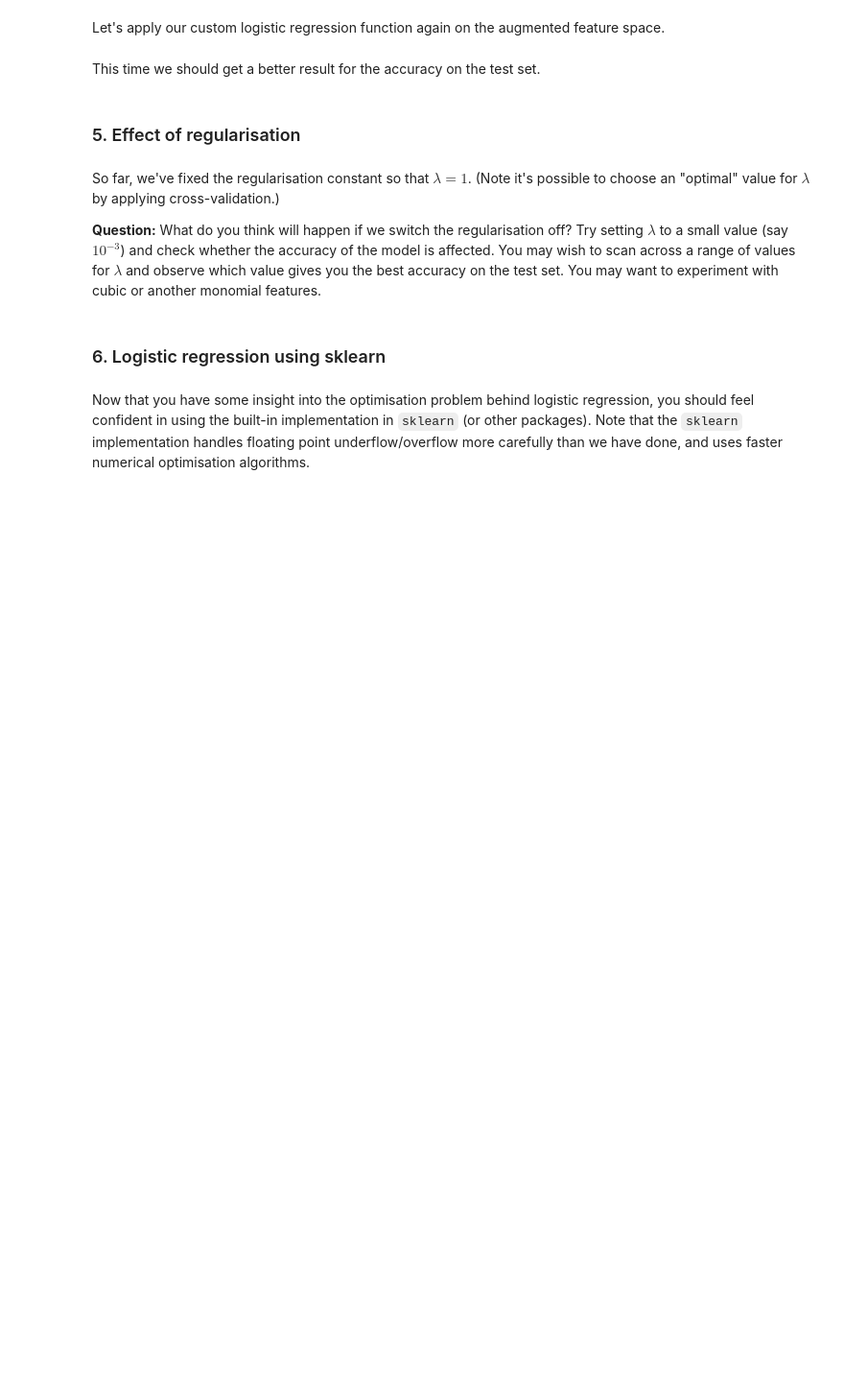
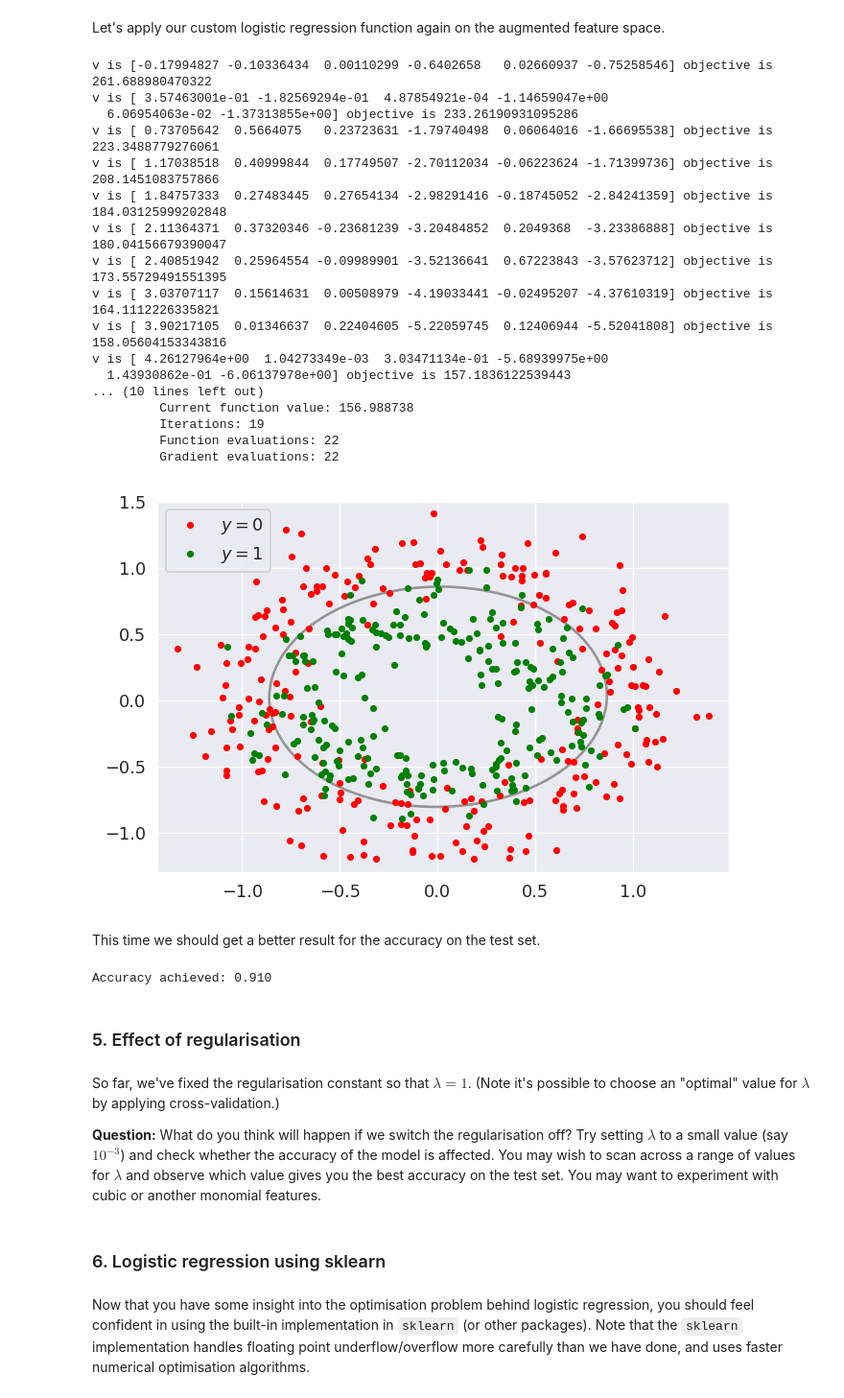
Before and after one commit to Weizhuo-Zhang/ML_coursera, a Jupyter notebook: sml_workshop/worksheet04(1).ipynb, the cells around one changed output. Shown: that part at 96% size. Drawn from its saved outputs; the diff is of its cells as text; code cells hidden in the pictures; blank space fills up the shorter version.

```diff
--- a/sml_workshop/worksheet04(1).ipynb
+++ b/sml_workshop/worksheet04(1).ipynb
@@ -98,10 +116,11 @@ sigmoid = expit
 # Y: class labels
 # Lambda: regularisation constant
 def obj_fn(v, X, Y, Lambda):
+    w = v[1:]
     prob_1 = sigmoid(np.dot(X,v[1::]) + v[0])
-    reg_term = ... # fill in
+    reg_term = 0.5 * Lambda * w.T.dot(w) # fill in
     cross_entropy_term = - np.dot(Y, np.log(prob_1)) - np.dot(1. - Y, np.log(1. - prob_1))
-    return ...
+    return (cross_entropy_term + reg_term)
 # %% [markdown]
 Now for the gradient, we use the following result (if you're familiar with vector calculus, you may wish to derive this yourself):
 $$
@@ -236,16 +272,37 @@ print(r'Shape of Phi:', Phi_train.shape)
 # %% [markdown]
 Let's apply our custom logistic regression function again on the augmented feature space.
 # %%
-Lambda = 1
+Lambda = 10**(-3)
 v_initial = np.zeros(Phi_train.shape[1] + 1) # fill in a vector of zeros of appropriate length
 v_opt_phi = my_logistic_regression(Phi_train, Y_train, Lambda, v_initial)
 plot_results(X, Y, v_opt_phi, trans_func=add_quadratic_features)
+# %% [output]
+v is [-0.17994827 -0.10336434  0.00110299 -0.6402658   0.02660937 -0.75258546] objective is 261.688980470322
+v is [ 3.57463001e-01 -1.82569294e-01  4.87854921e-04 -1.14659047e+00
+  6.06954063e-02 -1.37313855e+00] objective is 233.26190931095286
+v is [ 0.73705642  0.5664075   0.23723631 -1.79740498  0.06064016 -1.66695538] objective is 223.3488779276061
+v is [ 1.17038518  0.40999844  0.17749507 -2.70112034 -0.06223624 -1.71399736] objective is 208.1451083757866
+v is [ 1.84757333  0.27483445  0.27654134 -2.98291416 -0.18745052 -2.84241359] objective is 184.03125999202848
+v is [ 2.11364371  0.37320346 -0.23681239 -3.20484852  0.2049368  -3.23386888] objective is 180.04156679390047
+v is [ 2.40851942  0.25964554 -0.09989901 -3.52136641  0.67223843 -3.57623712] objective is 173.55729491551395
+v is [ 3.03707117  0.15614631  0.00508979 -4.19033441 -0.02495207 -4.37610319] objective is 164.1112226335821
+v is [ 3.90217105  0.01346637  0.22404605 -5.22059745  0.12406944 -5.52041808] objective is 158.05604153343816
+v is [ 4.26127964e+00  1.04273349e-03  3.03471134e-01 -5.68939975e+00
+  1.43930862e-01 -6.06137978e+00] objective is 157.1836122539443
+... (10 lines left out)
+         Current function value: 156.988738
+         Iterations: 19
+         Function evaluations: 22
+         Gradient evaluations: 22
+[figure, added]
 # %% [markdown]
 This time we should get a better result for the accuracy on the test set.
 # %%
 from sklearn.metrics import accuracy_score
-Y_test_pred = ...  # fill in
+Y_test_pred = get_predictions(v_opt_phi, Phi_test)  # fill in
 print('Accuracy achieved: {:.3f}'.format(accuracy_score(Y_test, Y_test_pred)))
+# %% [output]
+Accuracy achieved: 0.910
 # %% [markdown]
 ### 5. Effect of regularisation
 # %% [markdown]
```
Also changed, not shown: parts of 11 cells of this notebook.
